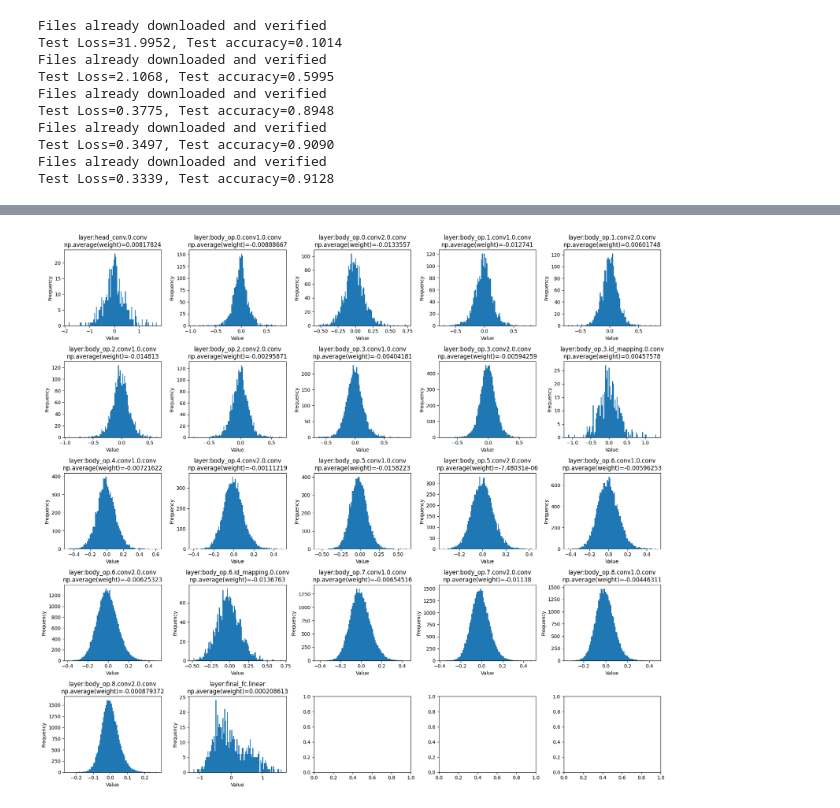
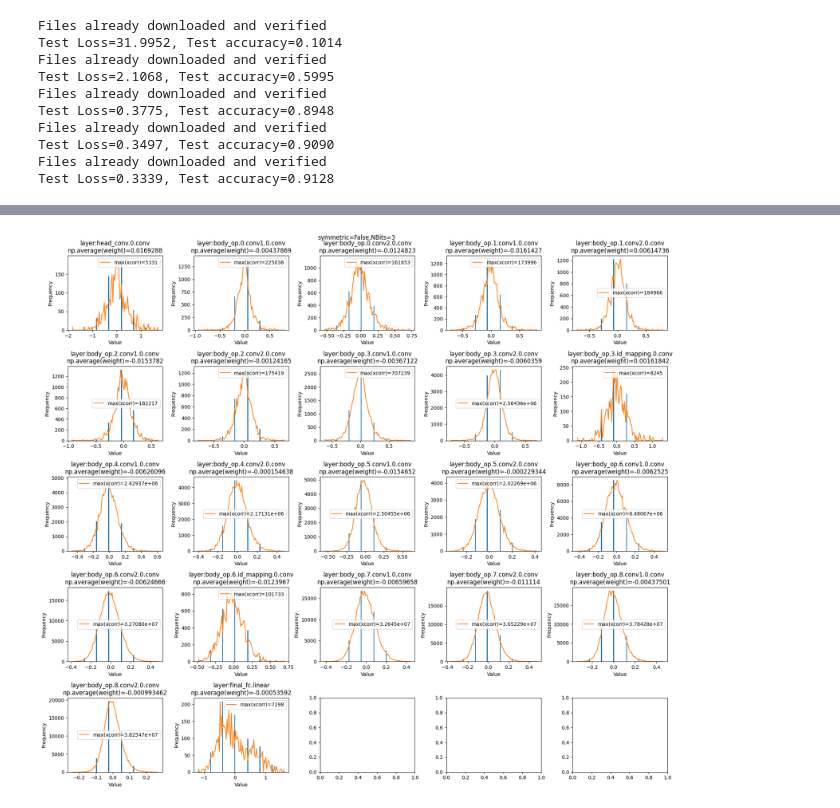
Before and after one commit to danyjabban/Representation_Learning, a Jupyter notebook: HW4/hw4.ipynb, the cells around one changed output, grey strips where cells are left out. Saved outputs shown, nothing was run; the diff lists cells and outputs as text; code cells hidden in the pictures.

```diff
--- a/HW4/hw4.ipynb
+++ b/HW4/hw4.ipynb
@@ -771,12 +756,40 @@ dict_keys(['head_conv.0.conv', 'body_op.0.conv1.0.conv', 'body_op.0.conv2.0.conv
-# %%
-fig, ax = plt.subplots(5, 5, figsize=(18, 16))
-ax_flat = ax.flatten()
-for iii, layer_name in enumerate(list(weights_dict.keys())):
-    ax_flat[iii].hist(weights_dict[layer_name], bins=100)
-    ax_flat[iii].set_title(str("layer:%s\nnp.average(weight)=%g" %
-                               (layer_name, np.average(weights_dict[layer_name]))))
-    ax_flat[iii].set_xlabel('Value')
-    ax_flat[iii].set_ylabel('Frequency')
-fig.tight_layout()
-# %% [output]
-[figure, removed]
+# %%
+def plot_quant_symmetry(symmetric, NBits=3, bins=100):
+
+    net = ResNetCIFAR(num_layers=20) # this is for original weights
+    net = net.to(device)
+    net.load_state_dict(torch.load("pretrained_model.pt"))
+    weights_dict_quant = {}
+    w_dict_orig = {}
+
+    for name, module in net.named_modules():
+        if isinstance(module, nn.Conv2d) or isinstance(module, nn.Linear):
+            w_dict_orig[str(name)] = module.weight.detach().cpu().numpy().flatten()
+            www = STE().forward(ctx=None, w=module.weight, bit=NBits, symmetric=symmetric)
+            np_weights = www.cpu().detach().numpy()
+            weights_dict_quant[str(name)] = np_weights.flatten()
+    # print(len(weights_dict_quant.keys()))
+    # print(weights_dict_quant.keys())
+    fig, ax = plt.subplots(5, 5, figsize=(18, 16))
+    ax_flat = ax.flatten()
+    for iii, layer_name in enumerate(list(weights_dict_quant.keys())):
+        y_val, edges = np.histogram(w_dict_orig[layer_name], bins=bins)
+        x_val = np.convolve(edges, [0.5, 0.5])[1:-1]  # compute average btw adjacent elements of edges
+
+        y_val_quant, _ = np.histogram(weights_dict_quant[layer_name], bins=bins)
+        ax_flat[iii].hist(weights_dict_quant[layer_name], bins=bins)
+        ax_flat[iii].set_title(str("layer:%s\nnp.average(weight)=%g" %
+                                   (layer_name, np.average(weights_dict_quant[layer_name]))))
+        ax_flat[iii].set_xlabel('Value')
+        ax_flat[iii].set_ylabel('Frequency')
+        max_convolve = np.max(np.convolve(y_val_quant, y_val))
+        ax_flat[iii].plot(x_val, y_val * (np.max(y_val_quant) / np.max(y_val)),
+                          label='max(xcorr)=%g' % max_convolve)
+        ax_flat[iii].legend()
+    fig.suptitle('symmetric=' + str(symmetric) + ',NBits=' + str(NBits))
+    fig.tight_layout()
+
+
+plot_quant_symmetry(symmetric=False, NBits=3, bins=100)
+# %% [output]
+[figure, added]
```
Also changed, not shown: parts of 3 cells of this notebook.
